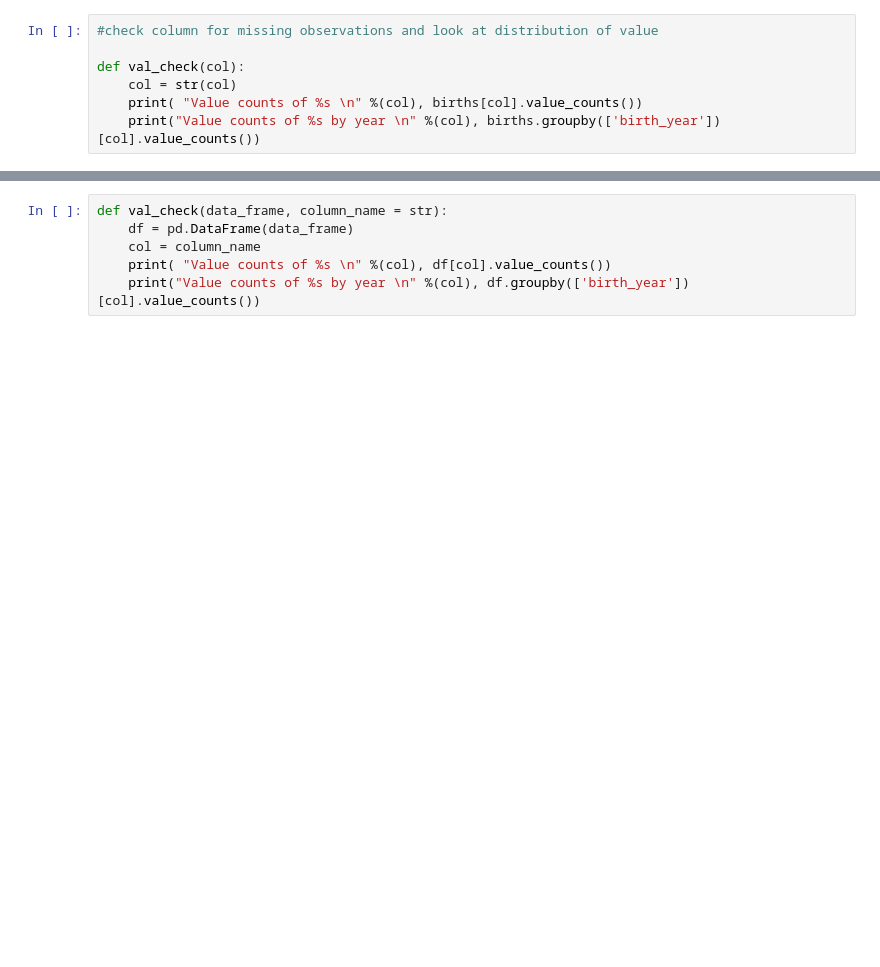
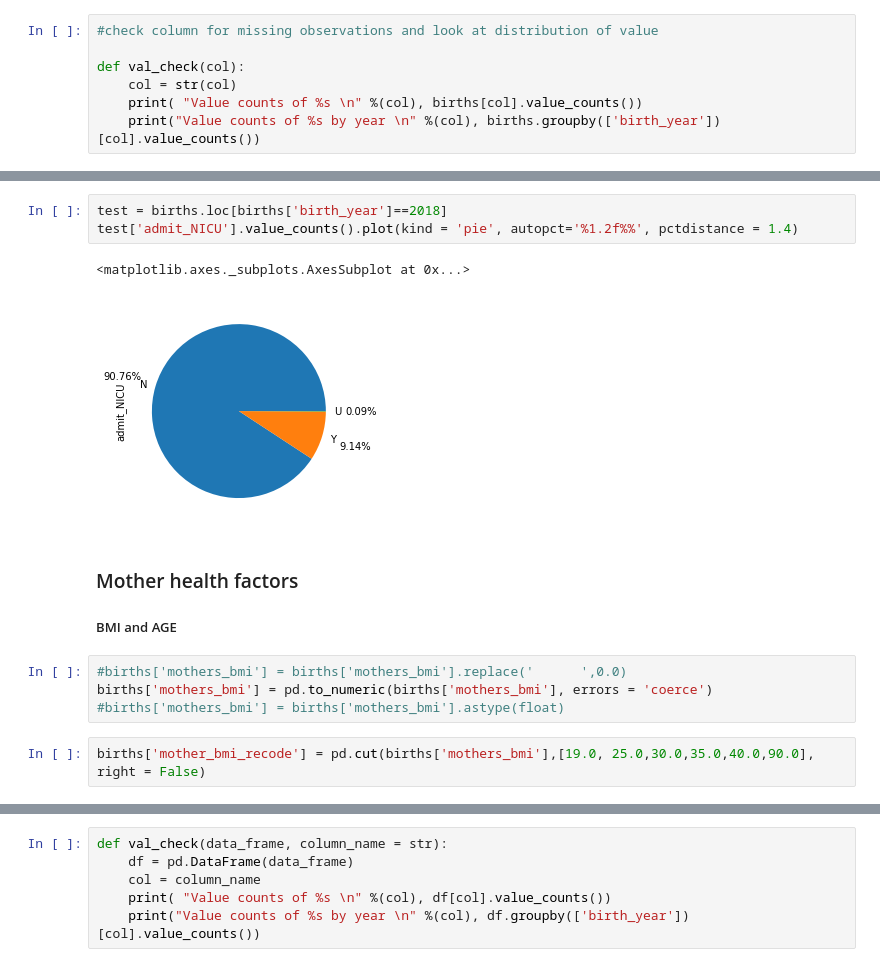
Before and after one commit to mkwasnica/CDC_capstone, a Jupyter notebook: notebooks/MK_EDA_timeseries.ipynb, the cells around one changed output, grey strips where cells are left out. Cells and saved outputs as stored; diff of their text form; blank space fills up the shorter version.

```diff
--- a/notebooks/MK_EDA_timeseries.ipynb
+++ b/notebooks/MK_EDA_timeseries.ipynb
@@ -281,0 +173,15 @@ Name: birth_place, dtype: int64
+# %%
+test = births.loc[births['birth_year']==2018]
+test['admit_NICU'].value_counts().plot(kind = 'pie', autopct='%1.2f%%', pctdistance = 1.4)
+# %% [output]
+<matplotlib.axes._subplots.AxesSubplot at 0x...>
+[figure, added]
+# %% [markdown]
+### Mother health factors
+##### BMI and AGE
+# %%
+#births['mothers_bmi'] = births['mothers_bmi'].replace('      ',0.0)
+births['mothers_bmi'] = pd.to_numeric(births['mothers_bmi'], errors = 'coerce')
+#births['mothers_bmi'] = births['mothers_bmi'].astype(float)
+# %%
+births['mother_bmi_recode'] = pd.cut(births['mothers_bmi'],[19.0, 25.0,30.0,35.0,40.0,90.0], right = False)
```
Also changed, not shown: parts of 34 cells of this notebook, 3 other files.
